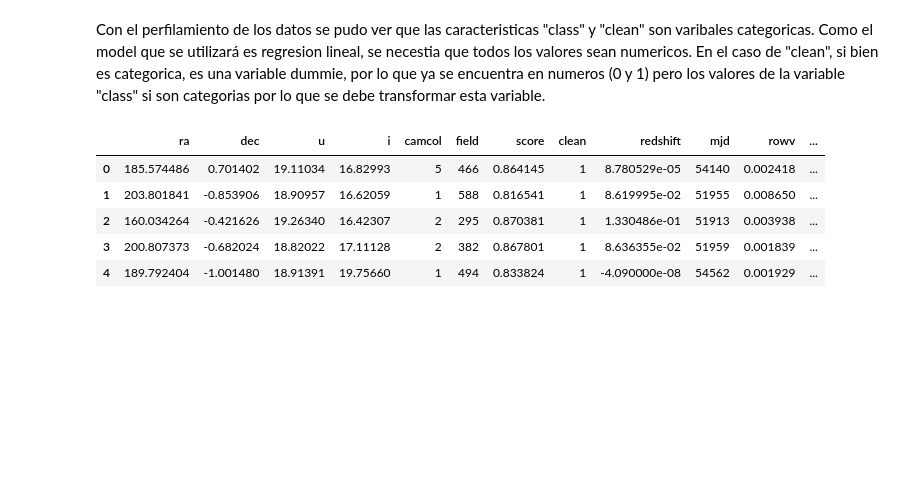
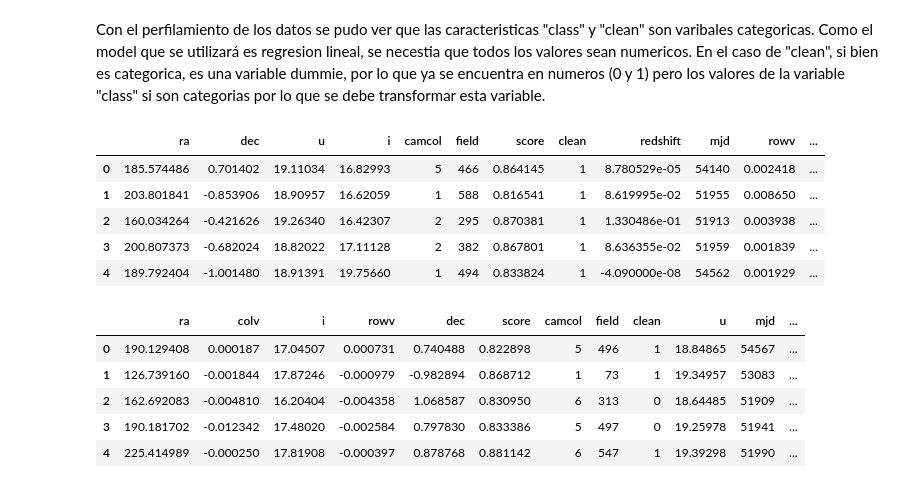
Before and after one commit to andreschaparr0/Laboratorios-BI, a Jupyter notebook: Lab 1.ipynb, the cells around one changed output. Cells and saved outputs as stored; diff of their text form; code cells hidden in the pictures; blank space fills up the shorter version.

```diff
--- a/Lab 1.ipynb
+++ b/Lab 1.ipynb
@@ -318,0 +329,5 @@ Dada la información en el diccionario de datos se verificó que los datos fuera
+# %%
+# Arreglar el mismo error para los datos de validations
+validation_data_prep = validation_data_filtrada_4.copy()
+validation_data_prep["class"] = validation_data_filtrada_4["class"].replace({"S": "STAR", "G": "GALAXY", "QUASAR": "QSO"})
+print(validation_data_prep["class"].value_counts())
@@ -342,3 +357,14 @@ train_data_prep_2.head()
 | 2 | 160.034264 | -0.421626 | 19.26340 | 16.42307 | 2 | 295 | 0.870381 | 1 | 1.330486e-01 | 51913 | 0.003938 | ... |
 | 3 | 200.807373 | -0.682024 | 18.82022 | 17.11128 | 2 | 382 | 0.867801 | 1 | 8.636355e-02 | 51959 | 0.001839 | ... |
 | 4 | 189.792404 | -1.001480 | 18.91391 | 19.75660 | 1 | 494 | 0.833824 | 1 | -4.090000e-08 | 54562 | 0.001929 | ... |
+# %%
+# Volver la columna class en una columna categorica para los datos validations
+validation_data_prep_1 = pd.get_dummies(validation_data_prep, columns=["class"], drop_first=True, dtype=int)
+validation_data_prep_1.head()
+# %% [output]
+|  | ra | colv | i | rowv | dec | score | camcol | field | clean | u | mjd | ... |
+| 0 | 190.129408 | 0.000187 | 17.04507 | 0.000731 | 0.740488 | 0.822898 | 5 | 496 | 1 | 18.84865 | 54567 | ... |
+| 1 | 126.739160 | -0.001844 | 17.87246 | -0.000979 | -0.982894 | 0.868712 | 1 | 73 | 1 | 19.34957 | 53083 | ... |
+| 2 | 162.692083 | -0.004810 | 16.20404 | -0.004358 | 1.068587 | 0.830950 | 6 | 313 | 0 | 18.64485 | 51909 | ... |
+| 3 | 190.181702 | -0.012342 | 17.48020 | -0.002584 | 0.797830 | 0.833386 | 5 | 497 | 0 | 19.25978 | 51941 | ... |
+| 4 | 225.414989 | -0.000250 | 17.81908 | -0.000397 | 0.878768 | 0.881142 | 6 | 547 | 1 | 19.39298 | 51990 | ... |
```
Also changed, not shown: parts of 9 cells of this notebook.
